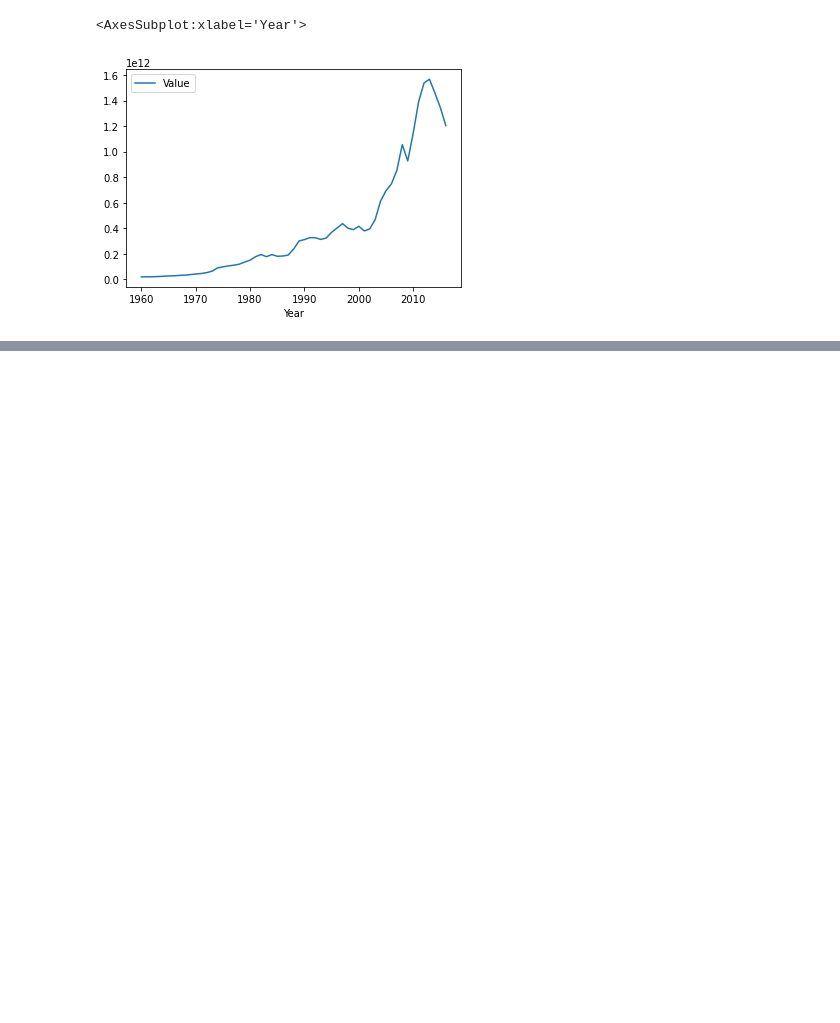
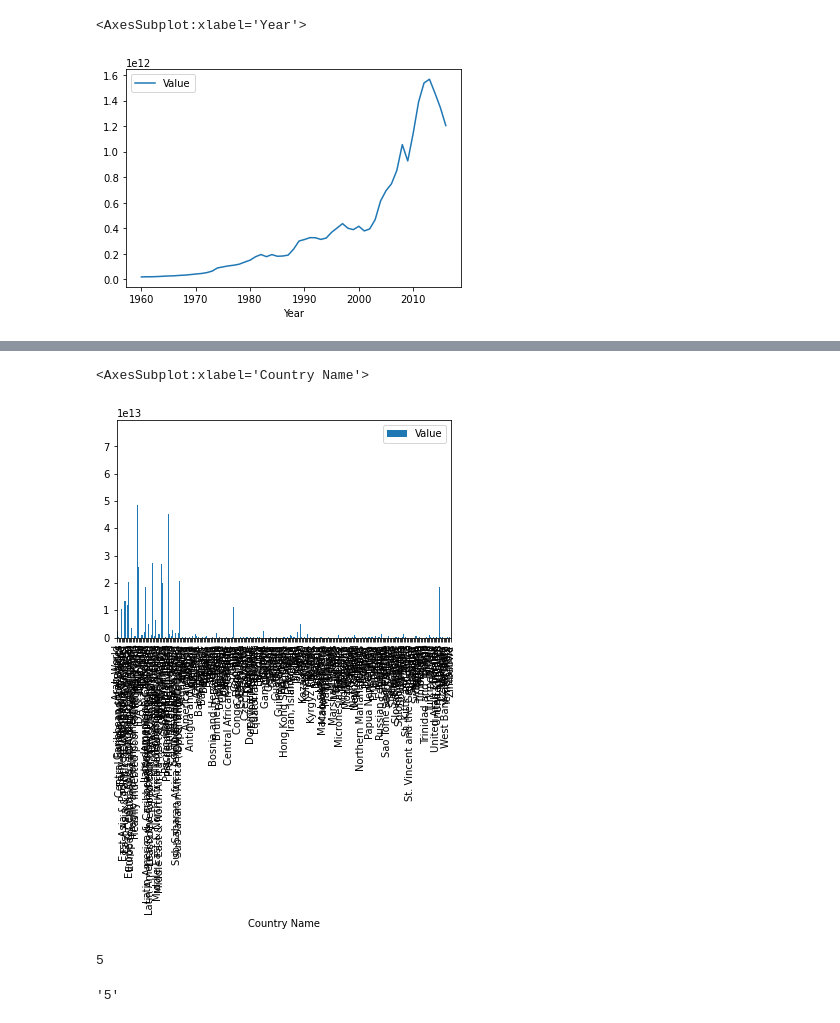
Before and after one commit to n-y-kim/BoostCourse-DataScience, a Jupyter notebook: file-path/oecd-data.ipynb, the cells around one changed output, grey strips where cells are left out. Drawn from its saved outputs; the diff is of its cells as text; code cells hidden in the pictures; blank space fills up the shorter version.

```diff
--- a/file-path/oecd-data.ipynb
+++ b/file-path/oecd-data.ipynb
@@ -82,0 +115,5 @@ AUS.plot.line(x='Year')
+# %%
+year2016.plot.bar(x='Country Name',y='Value')
+# %% [output]
+<AxesSubplot:xlabel='Country Name'>
+[figure, added]
@@ -82,0 +122,8 @@ AUS.plot.line(x='Year')
+# %%
+n = input()
+# %% [output]
+5
+# %%
+n
+# %% [output]
+'5'
```
Also changed, not shown: parts of 4 cells of this notebook, 6 other files.
